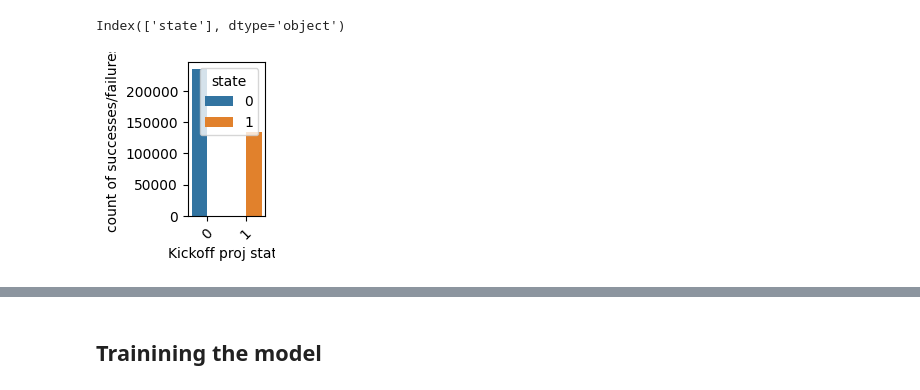
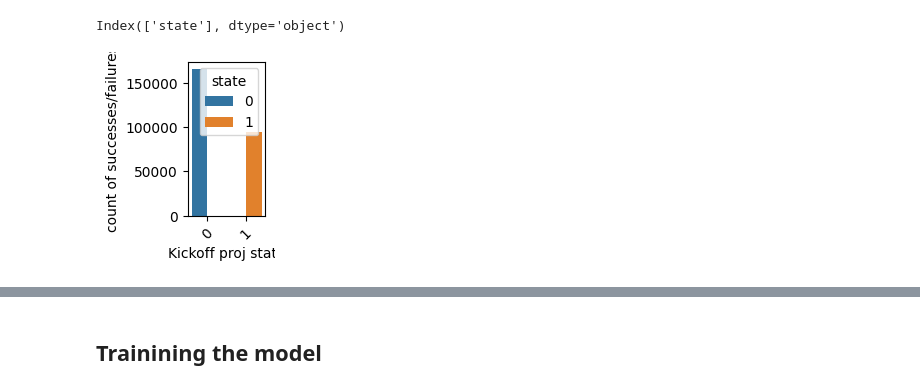
Before and after one commit to EmnaZayaniEsprit/ds-ml-project-template, a Jupyter notebook: EDA-and-modeling.ipynb, the cells around one changed output, grey strips where cells are left out. Saved outputs shown, nothing was run; the diff lists cells and outputs as text; code cells hidden in the pictures.

```diff
--- a/EDA-and-modeling.ipynb
+++ b/EDA-and-modeling.ipynb
@@ -134,4 +134,5 @@ X['S_year']  = start.dt.year
 X['S_month'] = start.dt.month
 X['duration'] = (end - start).dt.days
 
-X.drop(columns=['launched', 'deadline'], inplace=True)
+X.drop(columns=[ 'deadline'], inplace=True)
+X
@@ -197,15 +227,12 @@ y.columns
 # %% [output]
 Index(['state'], dtype='object')
 # %%
-Z = pd.concat([X,y], axis=1)
+z_train = pd.concat([X_train,y_train], axis=1)
 plt.subplots(figsize=(1,2),dpi=100)
-sns.countplot(x = 'state',data = Z, hue='state')
+sns.countplot(x = 'state',data = z_train, hue='state')
 plt.xlabel('Kickoff proj state')
 plt.ylabel('count of successes/failures')
 plt.xticks(rotation=45)
 plt.show()
-
-
-#plt.subplots(figsize=(10,9),dpi=100)
 # %% [output]
-[figure, old version]
+[figure, new version]
```
Also changed, not shown: parts of 31 cells of this notebook.
